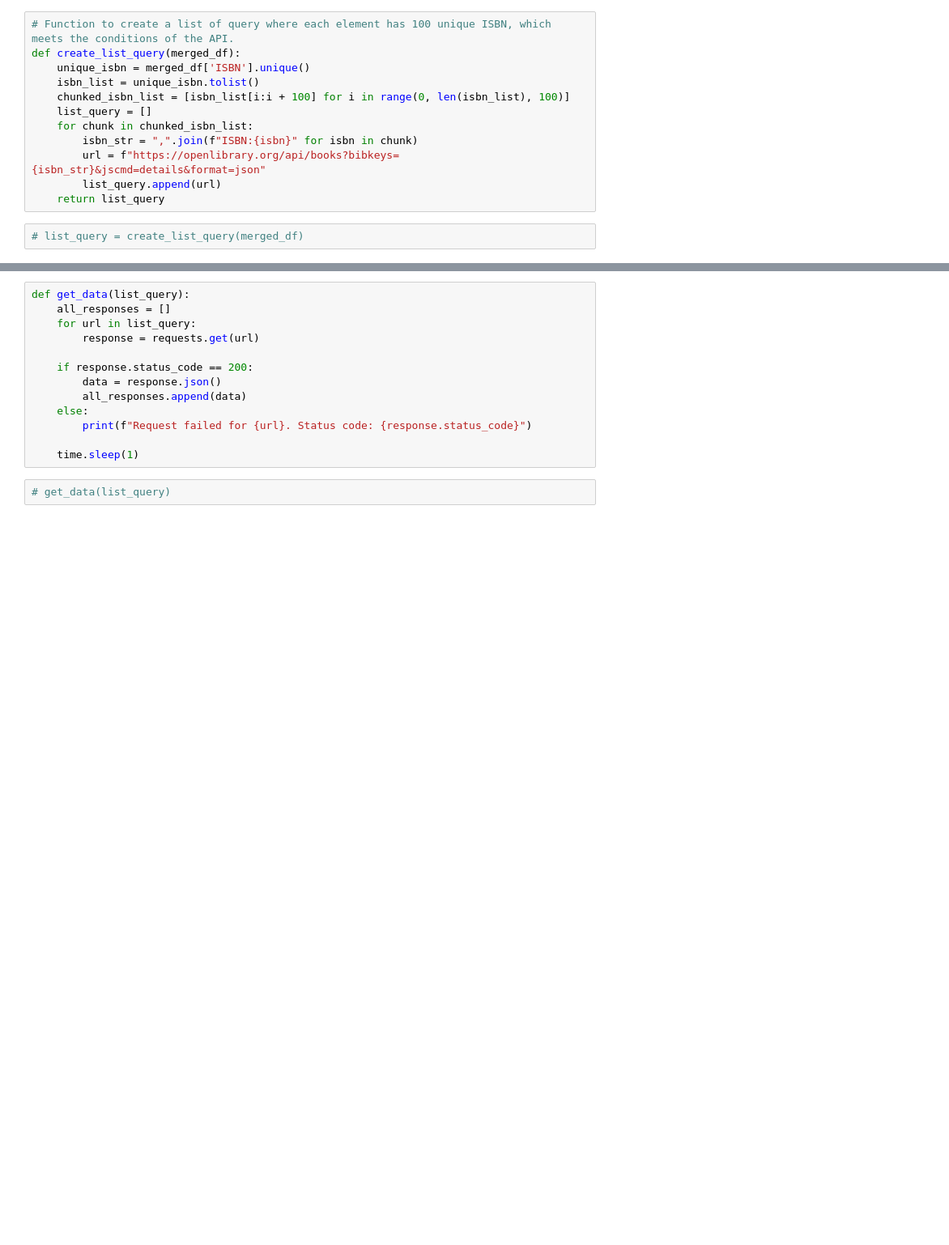
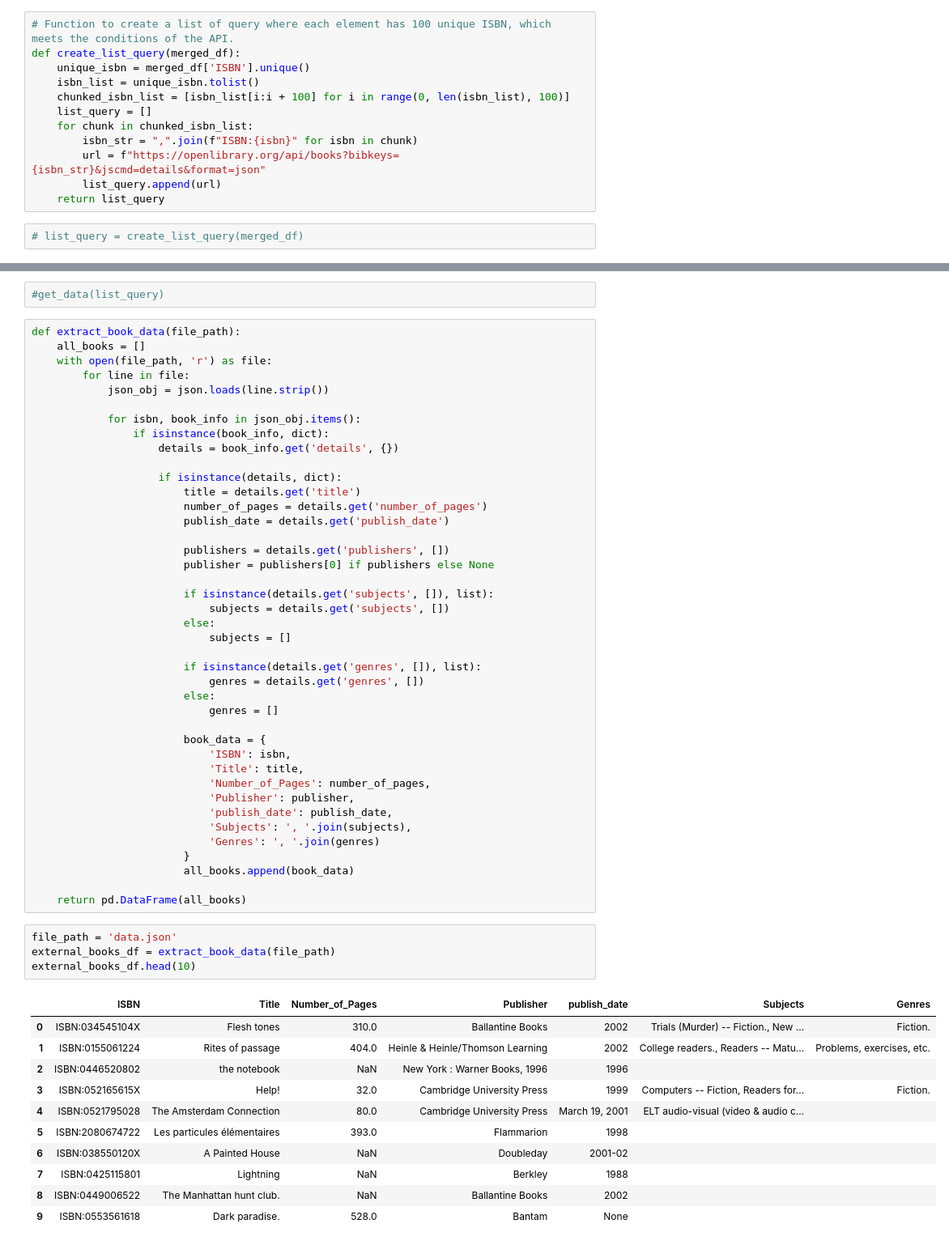
Before and after one commit to SharonMoscato/book-recommendation, a Jupyter notebook: books.ipynb, the cells around one changed output, grey strips where cells are left out. Shown at 81% size. Cells and saved outputs as stored; diff of their text form; blank space fills up the shorter version.

```diff
--- a/books.ipynb
+++ b/books.ipynb
@@ -415,18 +441,62 @@ def get_data(list_query):
                 else:
                     print(f"Request failed for {url}. Status code: {response.status_code}")
                 time.sleep(1)
-# %%
-def get_data(list_query):
-    all_responses = []
-    for url in list_query:
-        response = requests.get(url)
-
-    if response.status_code == 200:
-        data = response.json()
-        all_responses.append(data)
-    else:
-        print(f"Request failed for {url}. Status code: {response.status_code}")
-
-    time.sleep(1)
 # %%
-# get_data(list_query)
+#get_data(list_query)
+# %%
+def extract_book_data(file_path):
+    all_books = []
+    with open(file_path, 'r') as file:
+        for line in file:
+            json_obj = json.loads(line.strip())
+
+            for isbn, book_info in json_obj.items():
+                if isinstance(book_info, dict):
+                    details = book_info.get('details', {})
+
+                    if isinstance(details, dict):
+                        title = details.get('title')
+                        number_of_pages = details.get('number_of_pages')
+                        publish_date = details.get('publish_date')
+
+                        publishers = details.get('publishers', [])
+                        publisher = publishers[0] if publishers else None
+
+                        if isinstance(details.get('subjects', []), list):
+                            subjects = details.get('subjects', [])
+                        else:
+                            subjects = []
+
+                        if isinstance(details.get('genres', []), list):
+                            genres = details.get('genres', [])
+                        else:
+                            genres = []
+
+                        book_data = {
+                            'ISBN': isbn,
+                            'Title': title,
+                            'Number_of_Pages': number_of_pages,
+                            'Publisher': publisher,
+                            'publish_date': publish_date,
+                            'Subjects': ', '.join(subjects),
+                            'Genres': ', '.join(genres)
+                        }
+                        all_books.append(book_data)
+
+    return pd.DataFrame(all_books)
+# %%
+file_path = 'data.json'
+external_books_df = extract_book_data(file_path)
+external_books_df.head(10)
+# %% [output]
+|  | ISBN | Title | Number_of_Pages | Publisher | publish_date | Subjects | Genres |
+| 0 | ISBN:034545104X | Flesh tones | 310.0 | Ballantine Books | 2002 | Trials (Murder) -- Fiction., New ... | Fiction. |
+| 1 | ISBN:0155061224 | Rites of passage | 404.0 | Heinle & Heinle/Thomson Learning | 2002 | College readers., Readers -- Matu... | Problems, exercises, etc. |
+| 2 | ISBN:0446520802 | the notebook | NaN | New York : Warner Books, 1996 | 1996 |  |  |
+| 3 | ISBN:052165615X | Help! | 32.0 | Cambridge University Press | 1999 | Computers -- Fiction, Readers for... | Fiction. |
+| 4 | ISBN:0521795028 | The Amsterdam Connection | 80.0 | Cambridge University Press | March 19, 2001 | ELT audio-visual (video & audio c... |  |
+| 5 | ISBN:2080674722 | Les particules élémentaires | 393.0 | Flammarion | 1998 |  |  |
+| 6 | ISBN:038550120X | A Painted House | NaN | Doubleday | 2001-02 |  |  |
+| 7 | ISBN:0425115801 | Lightning | NaN | Berkley | 1988 |  |  |
+| 8 | ISBN:0449006522 | The Manhattan hunt club. | NaN | Ballantine Books | 2002 |  |  |
+| 9 | ISBN:0553561618 | Dark paradise. | 528.0 | Bantam | None |  |  |
```
Also changed, not shown: parts of 25 cells of this notebook.
